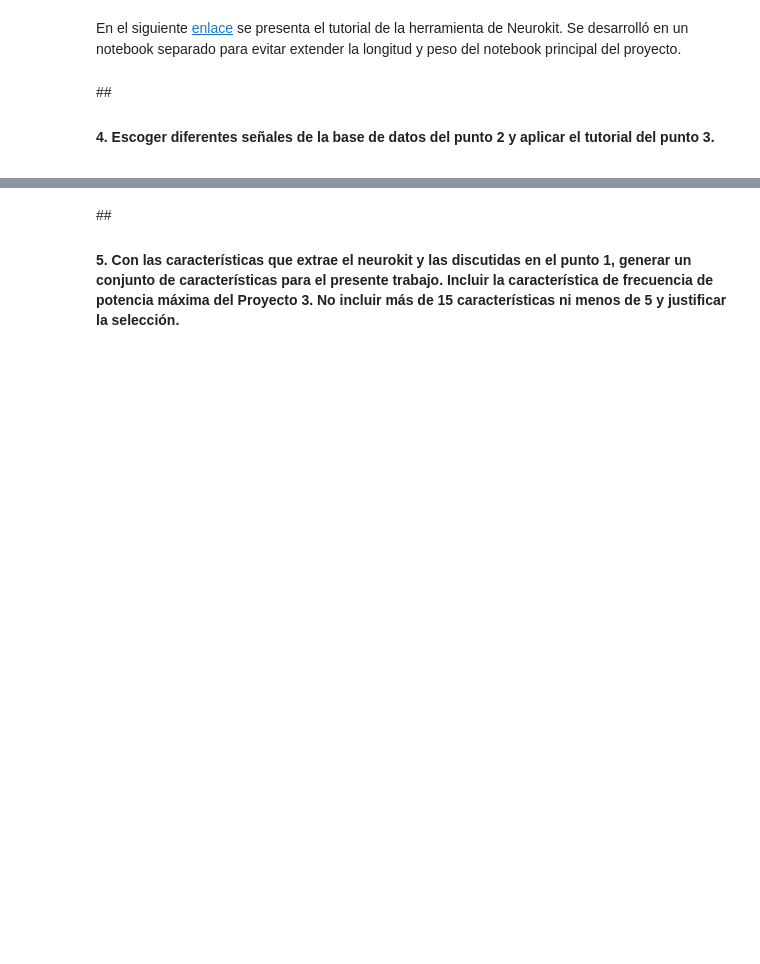
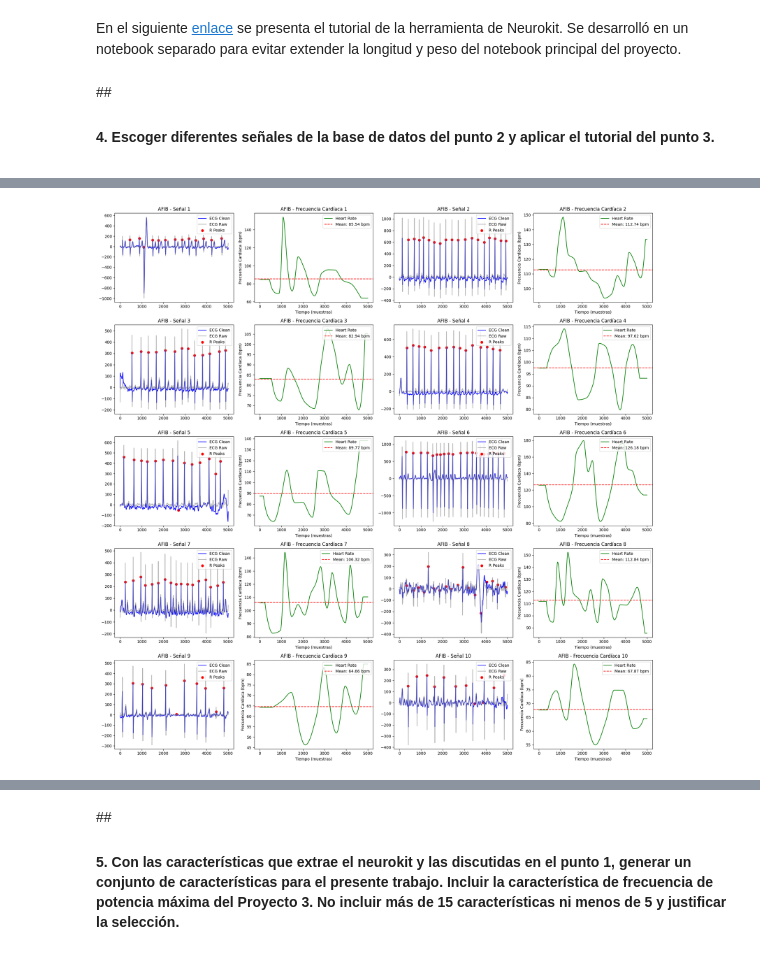
Before and after one commit to marianayarce1224/lab_biosenales, a Jupyter notebook: PROYECTO4/Proyecto4_G3.ipynb, the cells around one changed output, grey strips where cells are left out. Saved outputs shown, nothing was run; the diff lists cells and outputs as text; code cells hidden in the pictures; blank space fills up the shorter version.

```diff
--- a/PROYECTO4/Proyecto4_G3.ipynb
+++ b/PROYECTO4/Proyecto4_G3.ipynb
@@ -100,0 +171,4 @@ import os
+# %%
+graficar_ecg_y_frecuencia(lista_archivos_AFIB, "AFIB")
+# %% [output]
+[figure, added]
```
Also changed, not shown: parts of 21 cells of this notebook.
